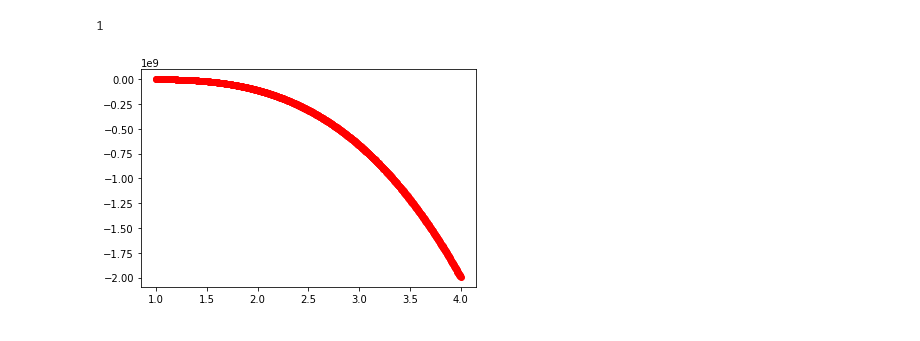
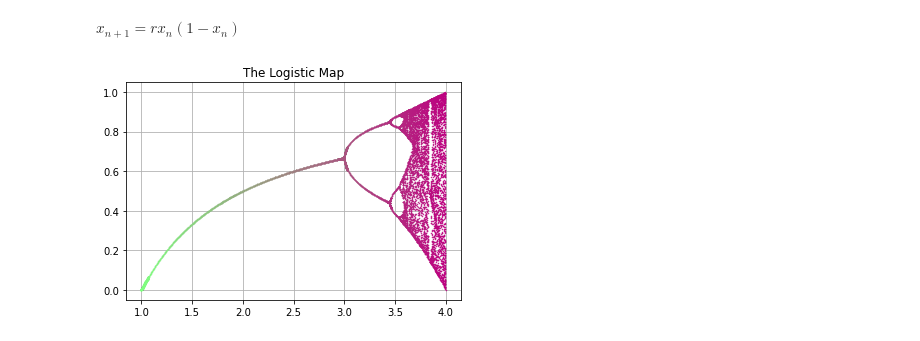
Before and after one commit to Nefari0/python-art-from-trigonometry, a Jupyter notebook: logistic map.ipynb, the cells around one changed output. Drawn from its saved outputs; the diff is of its cells as text; code cells hidden in the pictures.

```diff
--- a/logistic map.ipynb
+++ b/logistic map.ipynb
@@ -12,18 +4,0 @@ r E [1,4] in 1000 steps
-# %%
-# exercise.independent.incomplete
-r_size = 1000
-n_size = 500
-x = .5
-n = np.linspace(1,500,n_size)
-r = np.linspace(1,4,r_size)
-
-xvector = list(range(n_size))
-xvector[0] = x
-
-for i in range(len(xvector)):
-    xvector[i] = r * xvector[i] *(1-xvector[i])
-
-for ploti in range(len(xvector[450:500])):
-    plt.plot(r[ploti],xvector[ploti+450],'ro')
-
-plt.show()
@@ -33,8 +12,7 @@ ValueError: x and y must have same first dimension, but have shapes (1,) and (10
 # %%
-# exercise.instructed
 
 #----allows viewing, navigating plot---
-%matplotlib notebook
+# %matplotlib notebook
 #----------------
 
 rs = np.linspace(1,4,1000)
@@ -53,5 +31,7 @@ for ri in range(len(rs)):
     plt.plot(r,u,'.',markersize=1,color=[(np.sin(ri/len(rs)/2)+1)/2,1-ri/len(rs),.5])
 
 
+plt.title('The Logistic Map',display(Math('x_{n+1} = rx_n(1-x_n)')))
+plt.grid('on')
 plt.show()
 # %% [output]
@@ -60,11 +38,2 @@ plt.show()
+$\displaystyle x_{n+1} = rx_n(1-x_n)$
+[figure, added]
-# %%
-print(len(u))
-# %% [output]
-1
-# %%
-for i in range(len(r)):
-    plt.plot(r[i],xvector[i],'ro')
-
-plt.show()
-# %% [output]
-[figure, removed]
```
Also changed, not shown: parts of 9 cells of this notebook, 4 other files.
